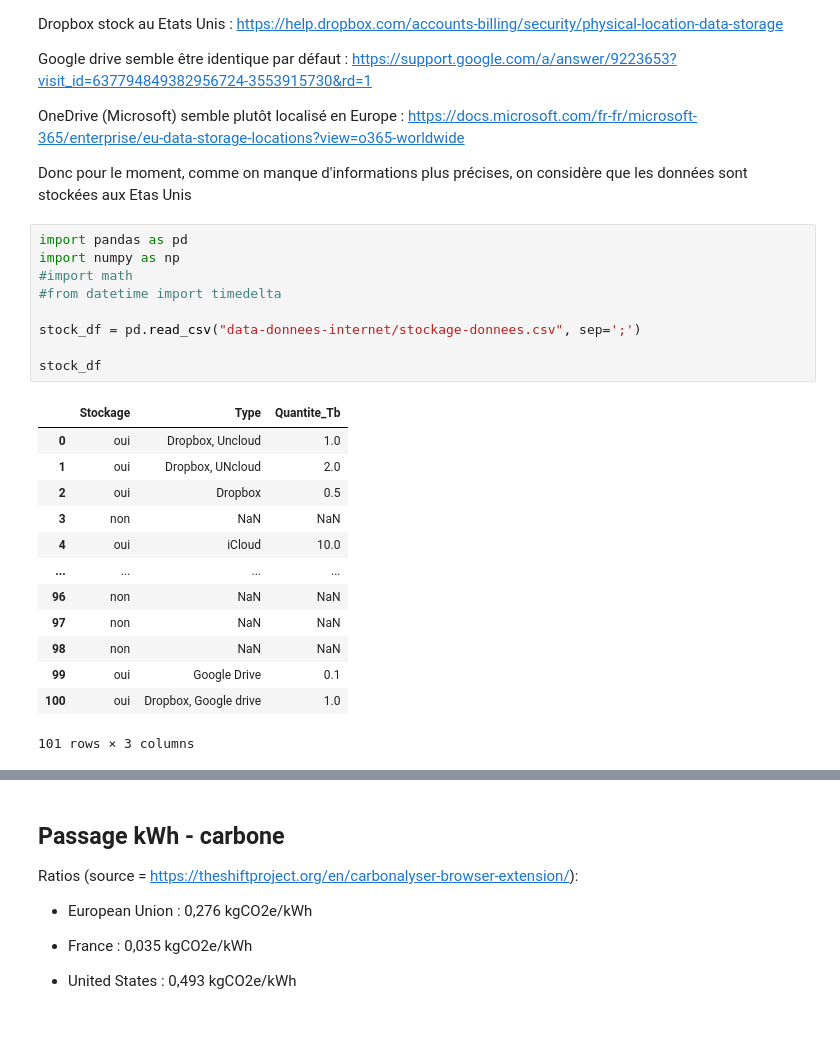
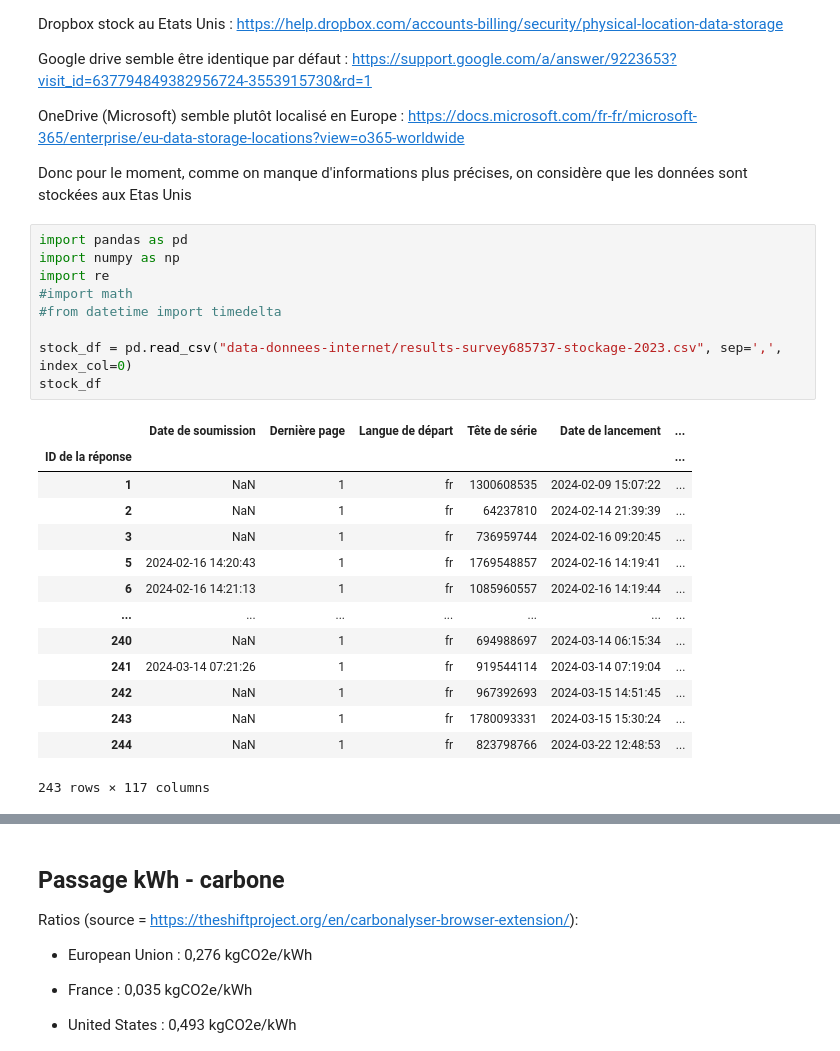
Before and after one commit to umr-marbec/marbec-green, a Jupyter notebook: Stockage_donnees.ipynb, the cells around one changed output, grey strips where cells are left out. Drawn from its saved outputs; the diff is of its cells as text; blank space fills up the shorter version.

Commit message:
Update scripts for data storage

```diff
--- a/Stockage_donnees.ipynb
+++ b/Stockage_donnees.ipynb
@@ -25,23 +25,24 @@ Donc pour le moment, comme on manque d'informations plus précises, on considèr
 # %%
 import pandas as pd
 import numpy as np
+import re
 #import math
 #from datetime import timedelta
 
-stock_df = pd.read_csv("data-donnees-internet/stockage-donnees.csv", sep=';')
-
+stock_df = pd.read_csv("data-donnees-internet/results-survey685737-stockage-2023.csv", sep=',', index_col=0)
 stock_df
 # %% [output]
-|  | Stockage | Type | Quantite_Tb |
-| 0 | oui | Dropbox, Uncloud | 1.0 |
-| 1 | oui | Dropbox, UNcloud | 2.0 |
-| 2 | oui | Dropbox | 0.5 |
-| 3 | non | NaN | NaN |
-| 4 | oui | iCloud | 10.0 |
-| ... | ... | ... | ... |
-| 96 | non | NaN | NaN |
-| 97 | non | NaN | NaN |
-| 98 | non | NaN | NaN |
-| 99 | oui | Google Drive | 0.1 |
-| 100 | oui | Dropbox, Google drive | 1.0 |
+|  | Date de soumission | Dernière page | Langue de départ | Tête de série | Date de lancement | ... |
+| ID de la réponse |  |  |  |  |  | ... |
+| 1 | NaN | 1 | fr | 1300608535 | 2024-02-09 15:07:22 | ... |
+| 2 | NaN | 1 | fr | 64237810 | 2024-02-14 21:39:39 | ... |
+| 3 | NaN | 1 | fr | 736959744 | 2024-02-16 09:20:45 | ... |
+| 5 | 2024-02-16 14:20:43 | 1 | fr | 1769548857 | 2024-02-16 14:19:41 | ... |
+| 6 | 2024-02-16 14:21:13 | 1 | fr | 1085960557 | 2024-02-16 14:19:44 | ... |
+| ... | ... | ... | ... | ... | ... | ... |
+| 240 | NaN | 1 | fr | 694988697 | 2024-03-14 06:15:34 | ... |
+| 241 | 2024-03-14 07:21:26 | 1 | fr | 919544114 | 2024-03-14 07:19:04 | ... |
+| 242 | NaN | 1 | fr | 967392693 | 2024-03-15 14:51:45 | ... |
+| 243 | NaN | 1 | fr | 1780093331 | 2024-03-15 15:30:24 | ... |
+| 244 | NaN | 1 | fr | 823798766 | 2024-03-22 12:48:53 | ... |
-101 rows × 3 columns
+243 rows × 117 columns
```
Also changed, not shown: parts of 20 cells of this notebook, 1 other file.
